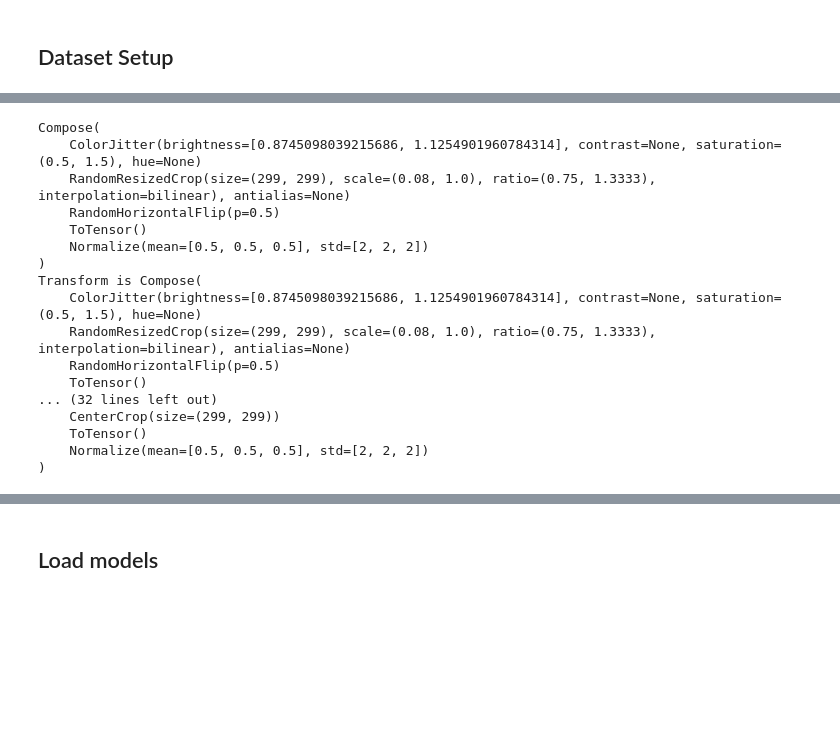
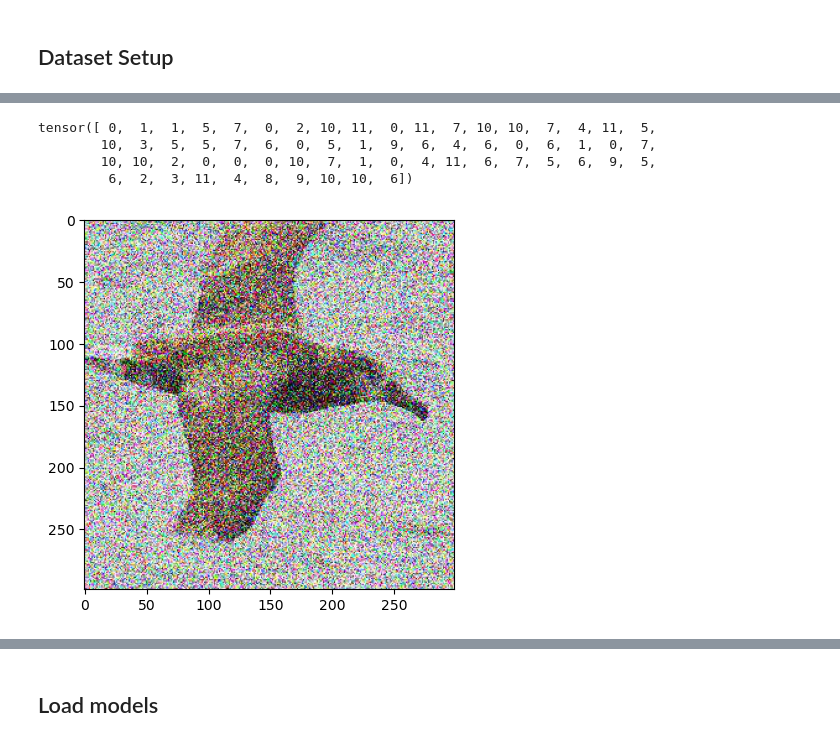
Before and after one commit to naveenr414/Spurious-Concepts, a Jupyter notebook: scripts/Verify Models.ipynb, the cells around one changed output, grey strips where cells are left out. Cells and saved outputs as stored; diff of their text form; code cells hidden in the pictures; blank space fills up the shorter version.

Commit message:
Fixed issues with spurious models and set up training infrastructure

```diff
--- a/scripts/Verify Models.ipynb
+++ b/scripts/Verify Models.ipynb
@@ -50,5 +49,5 @@ train_data_path = os.path.join(BASE_DIR, data_dir_small, 'train.pkl')
 val_data_path = train_data_path.replace('train.pkl', 'val.pkl')
 # %%
 train_loader_small = load_data([train_data_path], use_attr, no_img, batch_size, uncertain_labels, image_dir=image_dir,
-                         n_class_attr=num_class_attr, resampling=resampling, path_transform=lambda path: "../cem/cem/"+path)
+                         n_class_attr=num_class_attr, resampling=resampling, path_transform=lambda path: "../cem/cem/"+path, is_training=False)
 val_loader_small = load_data([val_data_path], use_attr, no_img=False, batch_size=64, image_dir=image_dir, n_class_attr=num_class_attr, path_transform=lambda path: "../cem/cem/"+path)
@@ -101,22 +85,8 @@ val_data_path = train_data_path.replace('train.pkl', 'val.pkl')
 # %%
 train_loader_tag = load_data([train_data_path], use_attr, no_img, batch_size, uncertain_labels, image_dir=image_dir,
-                         n_class_attr=num_class_attr, resampling=resampling, path_transform=lambda path: "../cem/cem/"+path)
+                         n_class_attr=num_class_attr, resampling=resampling, path_transform=lambda path: "../cem/cem/"+path,is_training=False)
 val_loader_tag = load_data([val_data_path], use_attr, no_img=False, batch_size=64, image_dir=image_dir, n_class_attr=num_class_attr, path_transform=lambda path: "../cem/cem/"+path)
-# %% [output]
-Compose(
-    ColorJitter(brightness=[0.8745098039215686, 1.1254901960784314], contrast=None, saturation=(0.5, 1.5), hue=None)
-    RandomResizedCrop(size=(299, 299), scale=(0.08, 1.0), ratio=(0.75, 1.3333), interpolation=bilinear), antialias=None)
-    RandomHorizontalFlip(p=0.5)
-    ToTensor()
-    Normalize(mean=[0.5, 0.5, 0.5], std=[2, 2, 2])
-)
-Transform is Compose(
-    ColorJitter(brightness=[0.8745098039215686, 1.1254901960784314], contrast=None, saturation=(0.5, 1.5), hue=None)
-    RandomResizedCrop(size=(299, 299), scale=(0.08, 1.0), ratio=(0.75, 1.3333), interpolation=bilinear), antialias=None)
-    RandomHorizontalFlip(p=0.5)
-    ToTensor()
-... (32 lines left out)
-    CenterCrop(size=(299, 299))
-    ToTensor()
-    Normalize(mean=[0.5, 0.5, 0.5], std=[2, 2, 2])
-)
+# %%
+for idx,i in enumerate(train_loader_small):
+    x_small,y_small,c_small = i
+    break
@@ -122,0 +101,11 @@ Transform is Compose(
+# %%
+y_tag
+# %% [output]
+tensor([ 0,  1,  1,  5,  7,  0,  2, 10, 11,  0, 11,  7, 10, 10,  7,  4, 11,  5,
+        10,  3,  5,  5,  7,  6,  0,  5,  1,  9,  6,  4,  6,  0,  6,  1,  0,  7,
+        10, 10,  2,  0,  0,  0, 10,  7,  1,  0,  4, 11,  6,  7,  5,  6,  9,  5,
+         6,  2,  3, 11,  4,  8,  9, 10, 10,  6])
+# %%
+plot_image(x_small[0])
+# %% [output]
+[figure, added]
```
Also changed, not shown: parts of 39 cells of this notebook, 5 other files.
